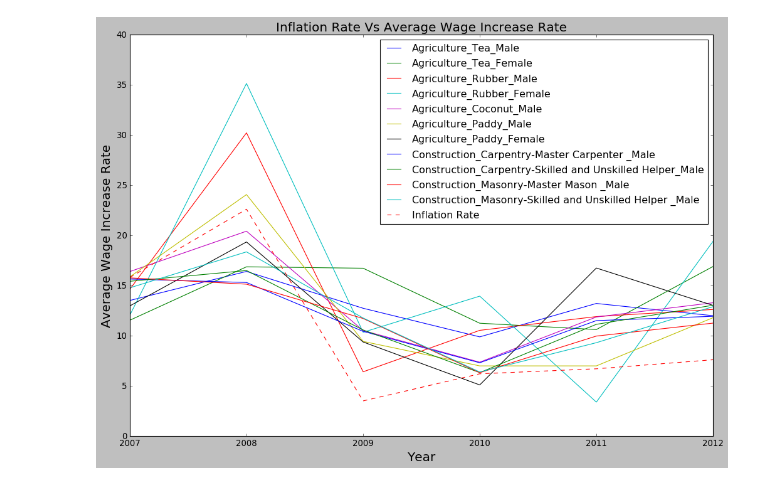
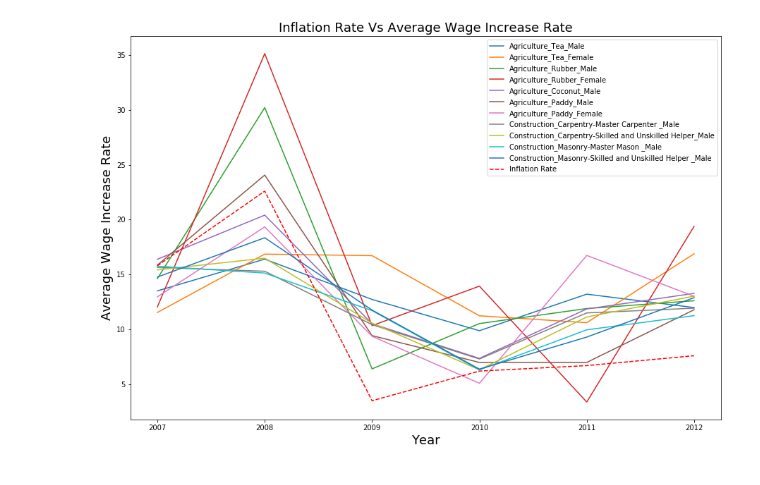
Before and after one commit to UpekkaA/CS5617-data-science-group-5, a Jupyter notebook: source/Inflation rate Vs province wise wage increase rate.ipynb, the cells around one changed output. Saved outputs shown, nothing was run; the diff lists cells and outputs as text; code cells hidden in the pictures.

```diff
--- a/source/Inflation rate Vs province wise wage increase rate.ipynb
+++ b/source/Inflation rate Vs province wise wage increase rate.ipynb
@@ -8,41 +8,41 @@ import matplotlib.style
 import numpy as np
 import csv
 
-plt.style.use('classic')
+#plt.style.use('classic')
 with open('resources/increase_rate_average_daily_wages.csv','r') as csvfile:
     plots = csv.reader(csvfile, delimiter=',')
     i = 0
     plt.figure(figsize=(15,10))
     plt.xlabel('Year', fontsize=18)
     plt.ylabel('Average Wage Increase Rate', fontsize=18)
     plt.title( "Inflation Rate Vs Average Wage Increase Rate", fontsize=18)
     plt.ticklabel_format(useOffset=False)
     for row in plots:
         if i == 0:
             year = list(map(int, (row[4:10])))
         else :
             province = row[0]
             sector = row[1]
             category = row[2]
             gender = row[3]
             rates = row[4:10]
             rates_list = []
             for rate in rates:
                 if not rate:
                     rates_list.append(float('nan'))
                 else:
                     rates_list.append(float(rate))
 
             if province == 'All Island':
                 if (sector == 'Inflation Rate'):
                     plt.plot(year,rates_list, '--', label = 'Inflation Rate', color='red')
                     plt.legend()
                 else :
                     plt.plot(year,rates_list, label = sector + '_'+ category + '_' + gender)
                     plt.legend()
         i+=1
 # %% [output]
-[figure, old version]
+[figure, new version]
 # %%
 #National inflation rate vs daily average wage increase rate - Province wise and sector wise analysis
 import matplotlib.pyplot as plt
```
Also changed, not shown: parts of 1 cell of this notebook.
